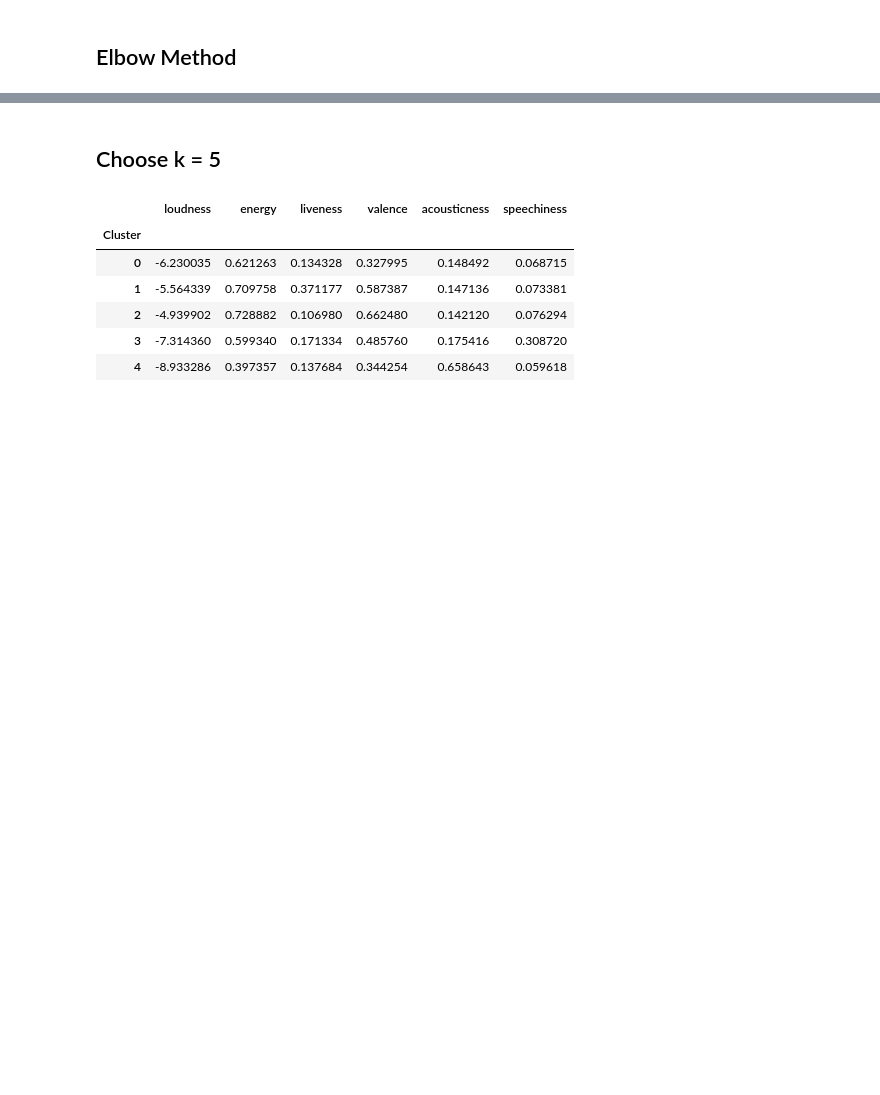
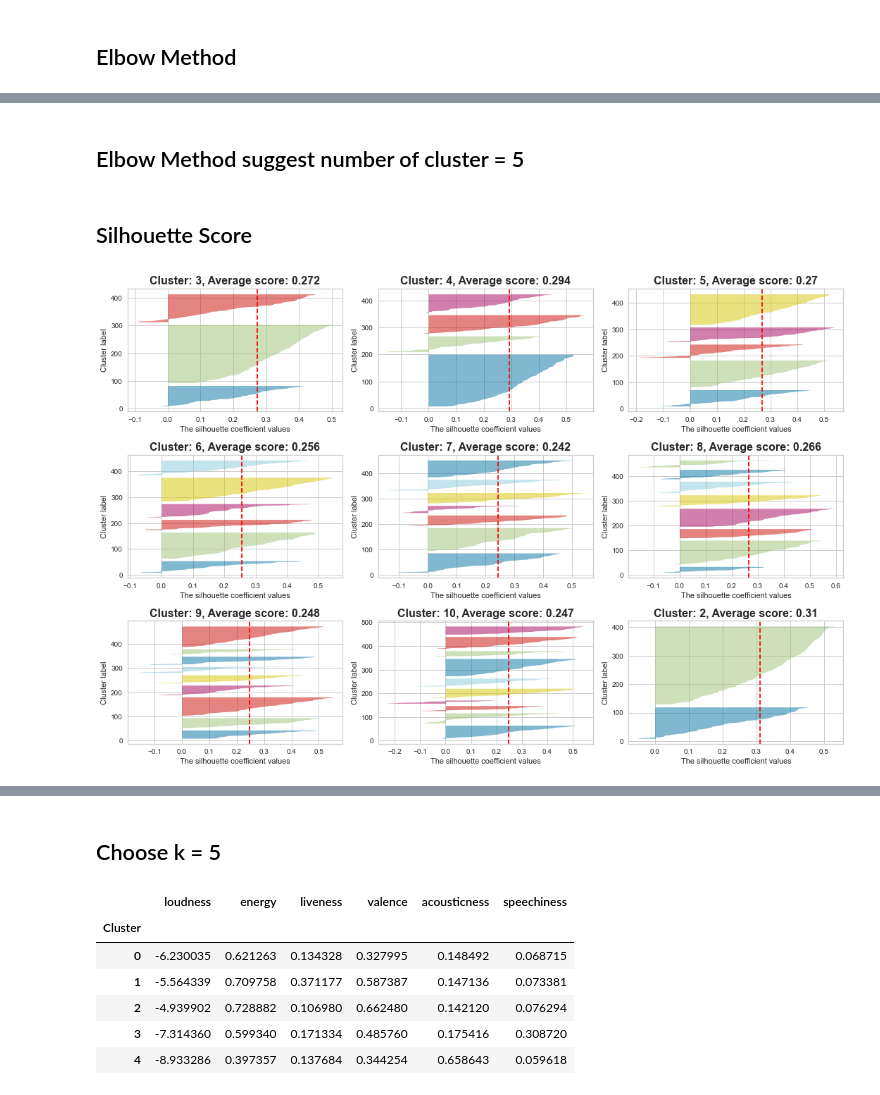
Before and after one commit to anhduy1202/Spotify-Recommendation-Systems, a Jupyter notebook: spotify-analyzer.ipynb, the cells around one changed output, grey strips where cells are left out. Saved outputs shown, nothing was run; the diff lists cells and outputs as text; code cells hidden in the pictures; blank space fills up the shorter version.

```diff
--- a/spotify-analyzer.ipynb
+++ b/spotify-analyzer.ipynb
@@ -434,0 +451,23 @@ plt.plot(range(2,10),ssd,'o--');
+# %% [markdown]
+## Elbow Method suggest number of cluster = 5
+# %% [markdown]
+## Silhouette Score
+# %%
+from sklearn.metrics import silhouette_score
+from yellowbrick.cluster import SilhouetteVisualizer
+fig, ax = plt.subplots(3, 3, figsize=(15,10))
+
+for k in range(2,11):
+    model = KMeans(n_clusters=k,random_state=101)
+    model.fit(reduced_songs_df)
+    silhouette_avg = silhouette_score(reduced_songs_df,model.labels_)
+    q, mod = divmod(k, 3)
+    visualizer = SilhouetteVisualizer(model, colors='yellowbrick',ax=ax[q-1][mod])
+
+    ax[q-1][mod].set_xlabel("The silhouette coefficient values")
+    ax[q-1][mod].set_ylabel("Cluster label")
+    ax[q-1][mod].set_title(f'Cluster: {k}, Average score: {round(silhouette_avg,3)}',fontsize=16, fontweight='bold')
+    visualizer.fit(reduced_songs_df)
+    plt.tight_layout()
+# %% [output]
+[figure, added]
```
Also changed, not shown: parts of 17 cells of this notebook.
